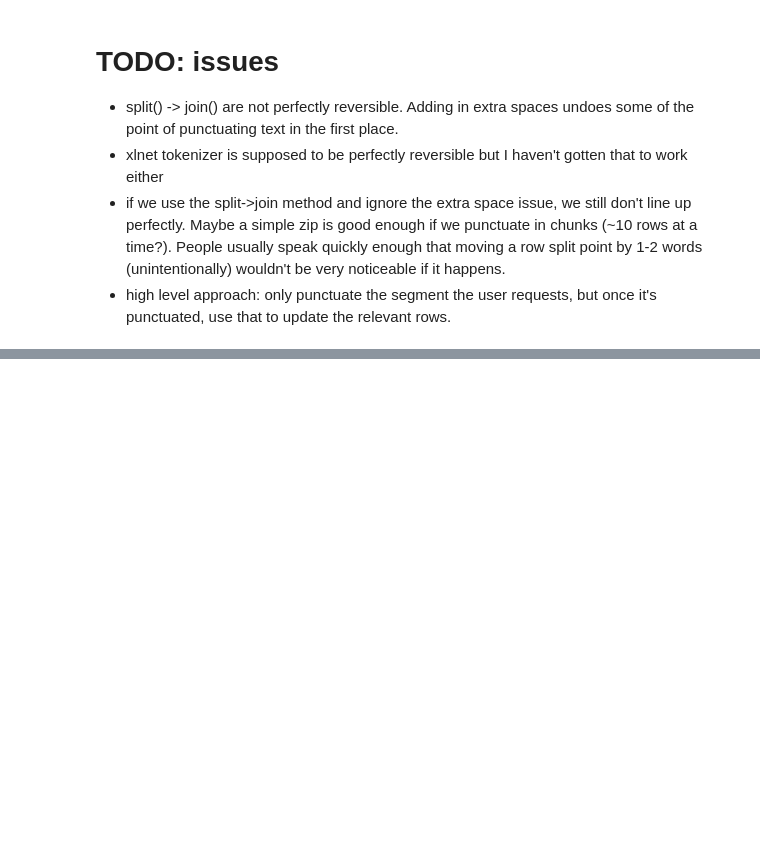
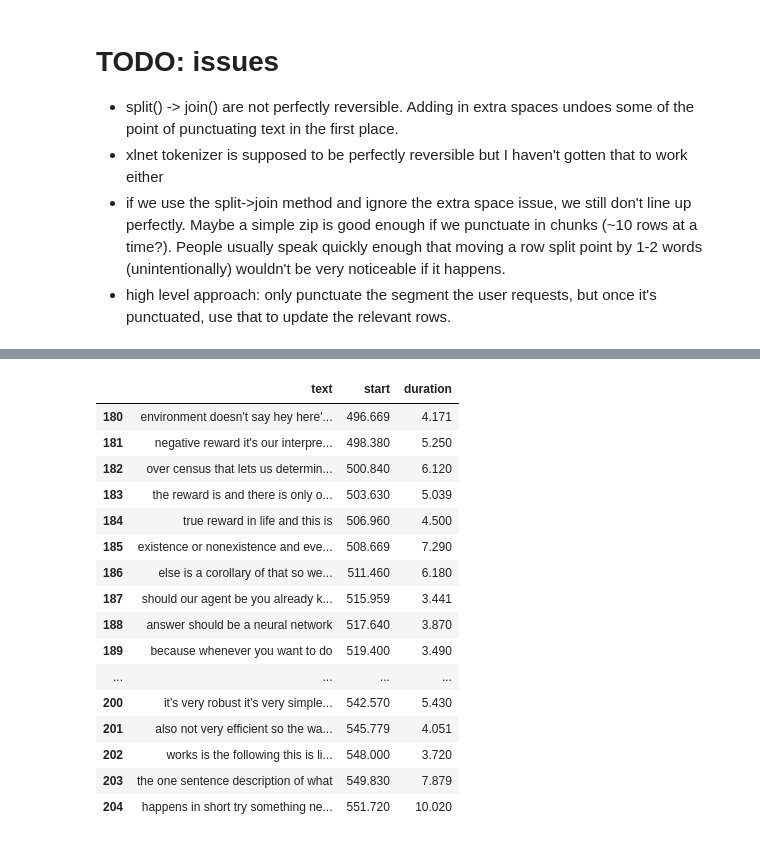
Before and after one commit to hdmamin/jabberwocky, a Jupyter notebook: notebooks/nb02-youtube-api-playground.ipynb, the cells around one changed output, grey strips where cells are left out. Cells and saved outputs as stored; diff of their text form; code cells hidden in the pictures; blank space fills up the shorter version.

```diff
--- a/notebooks/nb02-youtube-api-playground.ipynb
+++ b/notebooks/nb02-youtube-api-playground.ipynb
@@ -994,0 +974,3 @@ tok = XLNetTokenizerFast.from_pretrained('xlnet-base-cased')
+# %%
+lex_url = 'https://www.youtube.com/watch?v=9EN_HoEk3KY'
+lex_trans = get_transcripts(lex_url)
@@ -1127,3 +1094,23 @@ chunk
+# %%
+lex_df_chunk
+# %% [output]
+|  | text | start | duration |
+| 180 | environment doesn't say hey here'... | 496.669 | 4.171 |
+| 181 | negative reward it's our interpre... | 498.380 | 5.250 |
+| 182 | over census that lets us determin... | 500.840 | 6.120 |
+| 183 | the reward is and there is only o... | 503.630 | 5.039 |
+| 184 | true reward in life and this is | 506.960 | 4.500 |
+| 185 | existence or nonexistence and eve... | 508.669 | 7.290 |
+| 186 | else is a corollary of that so we... | 511.460 | 6.180 |
+| 187 | should our agent be you already k... | 515.959 | 3.441 |
+| 188 | answer should be a neural network | 517.640 | 3.870 |
+| 189 | because whenever you want to do | 519.400 | 3.490 |
+| ... | ... | ... | ... |
+| 200 | it's very robust it's very simple... | 542.570 | 5.430 |
+| 201 | also not very efficient so the wa... | 545.779 | 4.051 |
+| 202 | works is the following this is li... | 548.000 | 3.720 |
+| 203 | the one sentence description of what | 549.830 | 7.879 |
+| 204 | happens in short try something ne... | 551.720 | 10.020 |
 # %%
 len(chunk.split())
 # %% [output]
```
Also changed, not shown: parts of 34 cells of this notebook, 4 other files.
